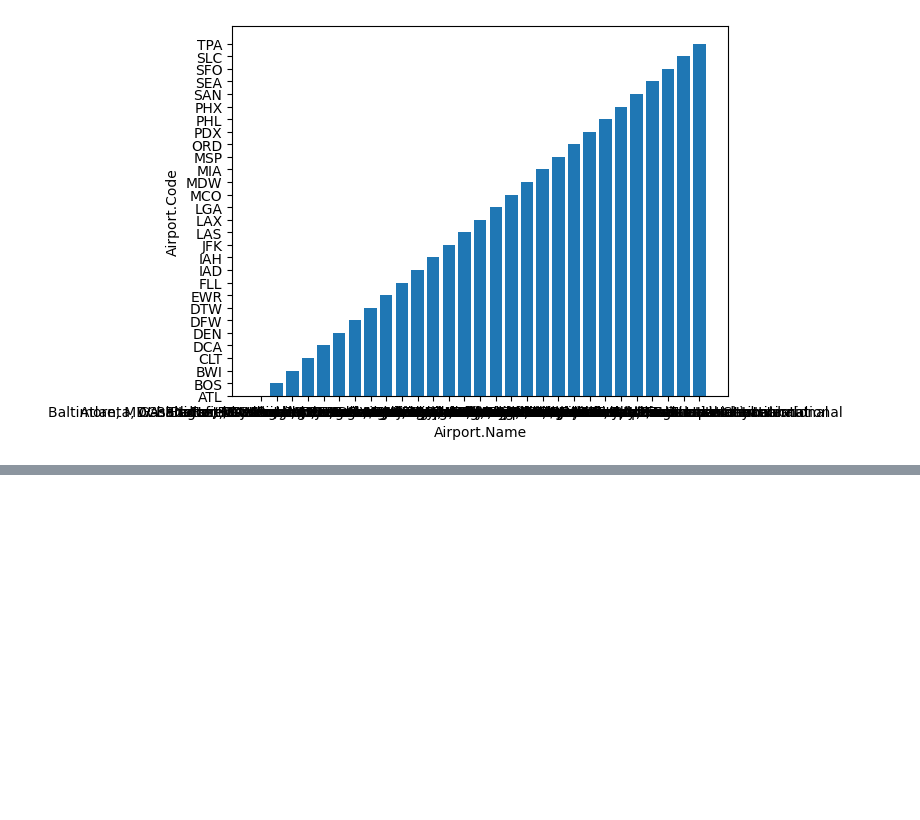
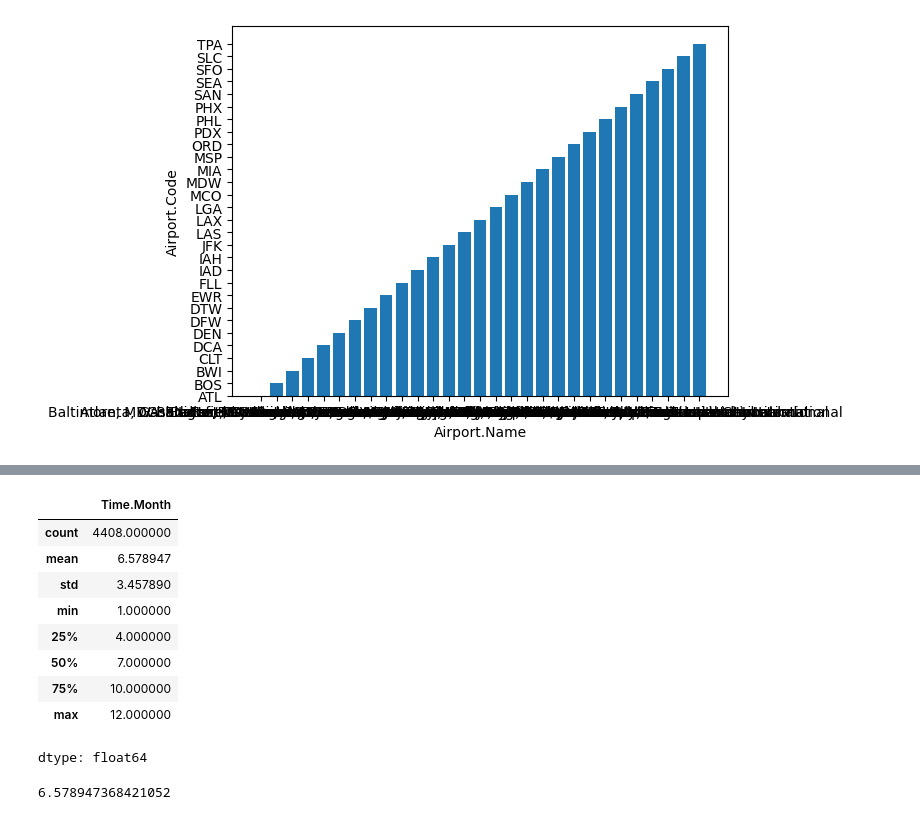
Before and after one commit to Mahdi-Miri/pandas, a Jupyter notebook: pandas.ipynb, the cells around one changed output, grey strips where cells are left out. Saved outputs shown, nothing was run; the diff lists cells and outputs as text; code cells hidden in the pictures; blank space fills up the shorter version.

Commit message:
Work With Describe Method

```diff
--- a/pandas.ipynb
+++ b/pandas.ipynb
@@ -247,0 +290,17 @@ plt.show()
+# %%
+data['Time.Month'].describe()
+# %% [output]
+|  | Time.Month |
+| count | 4408.000000 |
+| mean | 6.578947 |
+| std | 3.457890 |
+| min | 1.000000 |
+| 25% | 4.000000 |
+| 50% | 7.000000 |
+| 75% | 10.000000 |
+| max | 12.000000 |
+dtype: float64
+# %%
+data['Time.Month'].mean()
+# %% [output]
+6.578947368421052
```
Also changed, not shown: parts of 6 cells of this notebook.
